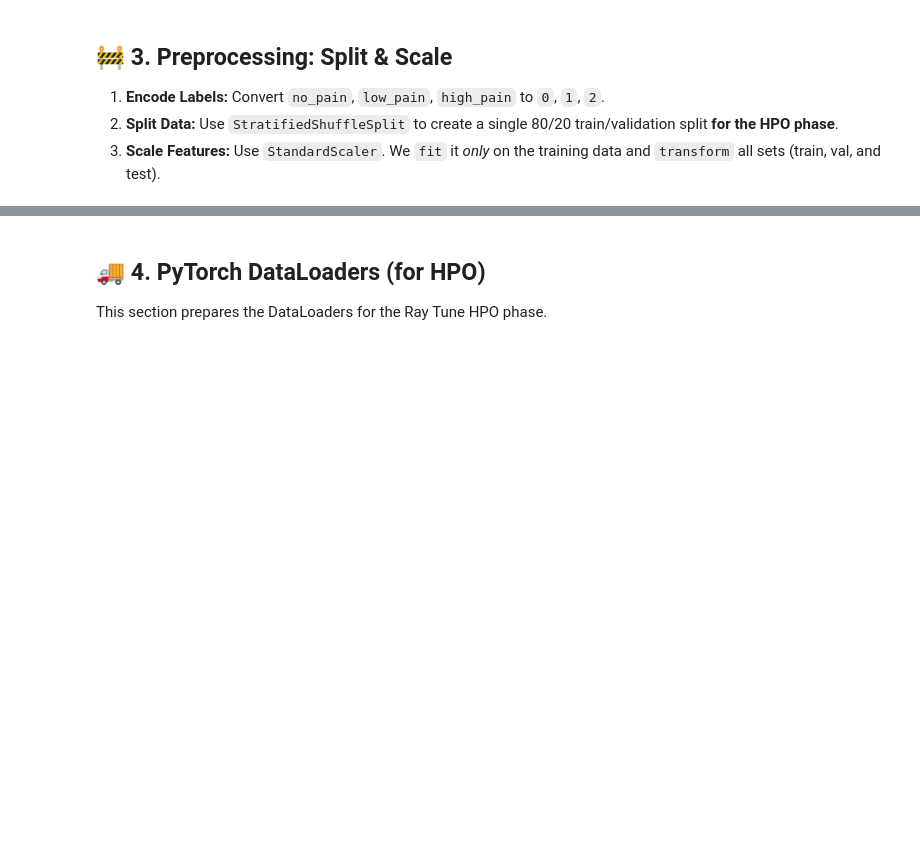
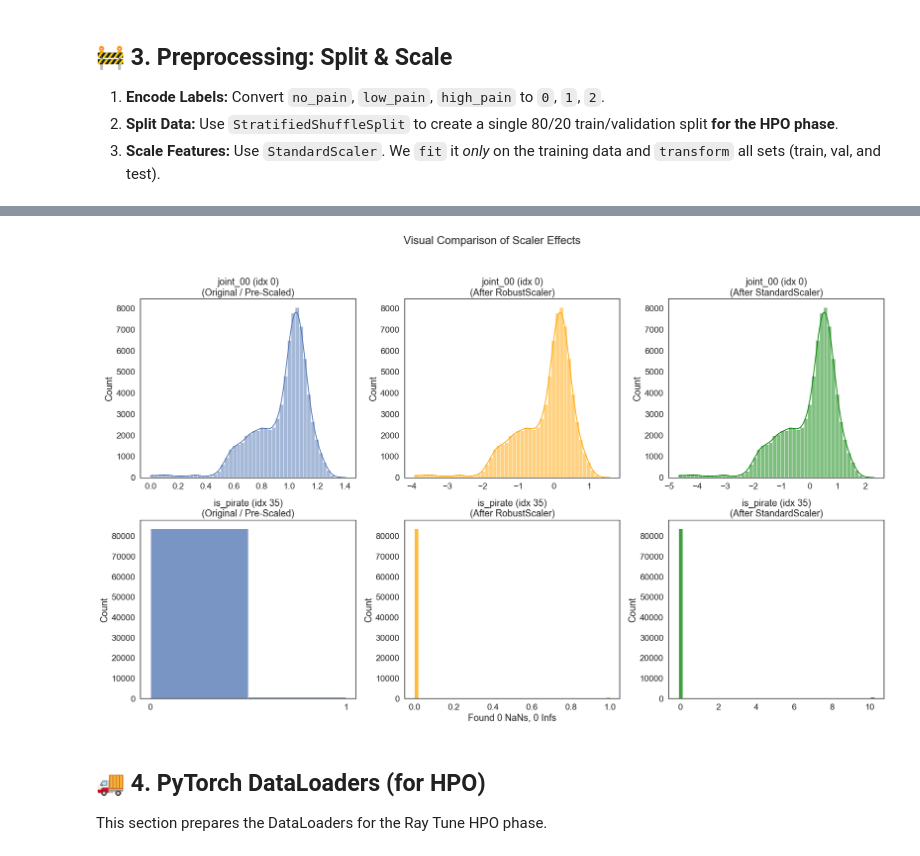
Before and after one commit to Negm2000/Challenge-1, a Jupyter notebook: CH3.ipynb, the cells around one changed output, grey strips where cells are left out. Cells and saved outputs as stored; diff of their text form; code cells hidden in the pictures; blank space fills up the shorter version.

```diff
--- a/CH3.ipynb
+++ b/CH3.ipynb
@@ -249,0 +446,80 @@ Scaling complete for HPO data.
+# %%
+print("--- 📊 Visual Data Transformation Analysis ---")
+
+# --- 1. Re-create the HPO 80/20 split to get the 2D training data ---
+# This ensures we're looking at the exact data that was fed into the HPO
+print("Re-creating HPO split...")
+sss = StratifiedShuffleSplit(n_splits=1, test_size=0.2, random_state=SEED)
+for train_idx, val_idx in sss.split(X_train_full_engineered, y_train_full):
+    X_train_split_full = X_train_full_engineered[train_idx]
+
+ns, ts, f = X_train_split_full.shape
+# This is the 2D data (84480, 36) the scaler is fit on
+X_train_2d = X_train_split_full.reshape(ns * ts, f)
+print(f"Created 2D training data for fitting: {X_train_2d.shape}")
+
+# --- 2. Fit both scalers ---
+print("Fitting RobustScaler...")
+scaler_robust = RobustScaler().fit(X_train_2d)
+print("Fitting StandardScaler...")
+scaler_standard = StandardScaler().fit(X_train_2d)
+
+# --- 3. Transform data with both scalers ---
+print("Transforming data...")
+with warnings.catch_warnings():
+    # Suppress "RuntimeWarning: invalid value encountered in"
+    # which is *expected* from RobustScaler here
+    warnings.simplefilter("ignore", category=RuntimeWarning)
+    X_train_robust_scaled = scaler_robust.transform(X_train_2d)
+
+X_train_standard_scaled = scaler_standard.transform(X_train_2d)
+
+# --- 4. Define features to plot ---
+# Feature 0: 'joint_00' (a continuous, 'normal' feature)
+# Feature 35: 'is_pirate' (a binary, 'problematic' feature)
+feature_idx_normal = 0
+feature_idx_problem = 35 # This is the last feature we added
+feature_name_normal = "joint_00 (idx 0)"
+feature_name_problem = "is_pirate (idx 35)"
+
+# --- 5. Create the plots ---
+print("Generating plots...")
+fig, axes = plt.subplots(2, 3, figsize=(20, 12))
+fig.suptitle("Visual Comparison of Scaler Effects", fontsize=20, y=1.03)
+sns.set_style('whitegrid')
+
+# --- Row 1: 'joint_00' (Normal Feature) ---
+sns.histplot(X_train_2d[:, feature_idx_normal], ax=axes[0, 0], kde=True, bins=50)
+axes[0, 0].set_title(f"{feature_name_normal}\n(Original / Pre-Scaled)")
+
+sns.histplot(X_train_robust_scaled[:, feature_idx_normal], ax=axes[0, 1], kde=True, bins=50, color='orange')
+axes[0, 1].set_title(f"{feature_name_normal}\n(After RobustScaler)")
+
+sns.histplot(X_train_standard_scaled[:, feature_idx_normal], ax=axes[0, 2], kde=True, bins=50, color='green')
+axes[0, 2].set_title(f"{feature_name_normal}\n(After StandardScaler)")
+
+# --- Row 2: 'is_pirate' (Problematic Feature) ---
+
+# Original
+sns.histplot(X_train_2d[:, feature_idx_problem], ax=axes[1, 0], kde=False, bins=2)
+axes[1, 0].set_title(f"{feature_name_problem}\n(Original / Pre-Scaled)")
+axes[1, 0].set_xticks([0, 1]) # Show the 0 and 1
+
+# RobustScaler
+# This data is full of `inf` and `nan`
+problem_data_robust = X_train_robust_scaled[:, feature_idx_problem]
+# Check for NaNs and Infs
+nans = np.isnan(problem_data_robust).sum()
+infs = np.isinf(problem_data_robust).sum()
+sns.histplot(problem_data_robust[np.isfinite(problem_data_robust)], ax=axes[1, 1], kde=False, bins=50, color='orange')
+axes[1, 1].set_title(f"{feature_name_problem}\n(After RobustScaler)")
+axes[1, 1].set_xlabel(f"Found {nans} NaNs, {infs} Infs")
+
+# StandardScaler
+problem_data_standard = X_train_standard_scaled[:, feature_idx_problem]
+sns.histplot(problem_data_standard, ax=axes[1, 2], kde=False, bins=50, color='green')
+axes[1, 2].set_title(f"{feature_name_problem}\n(After StandardScaler)")
+
+plt.tight_layout()
+plt.show()
+# %% [output]
@@ -250,3 +533,4 @@ Scaling complete for HPO data.
+[figure, added]
 # %% [markdown]
 ## 🚚 **4. PyTorch DataLoaders (for HPO)**
 
```
Also changed, not shown: parts of 11 cells of this notebook.
